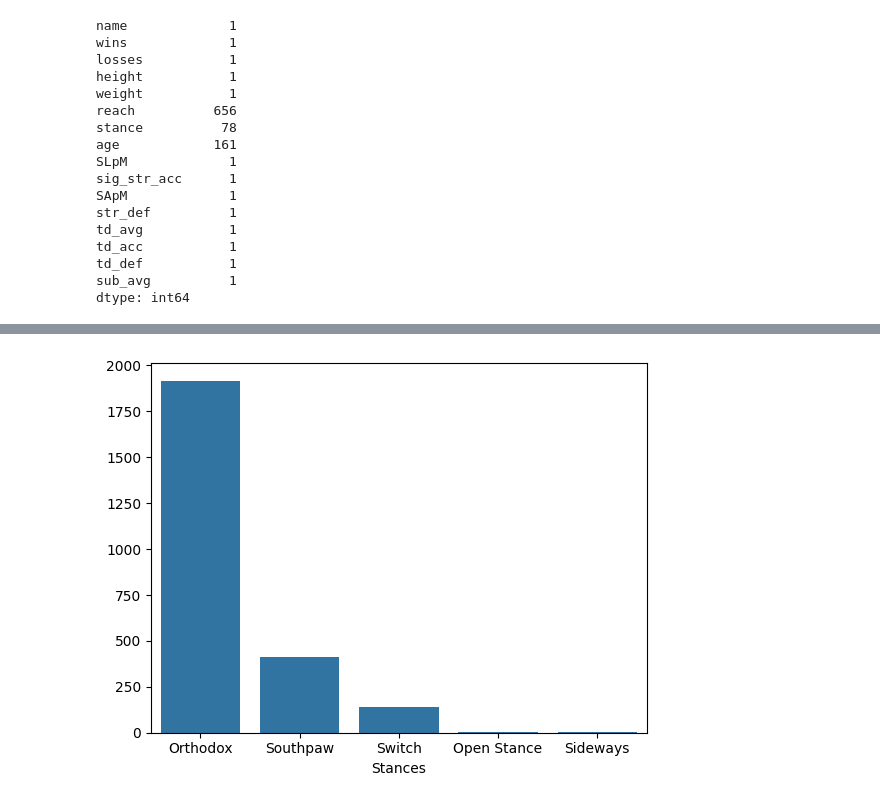
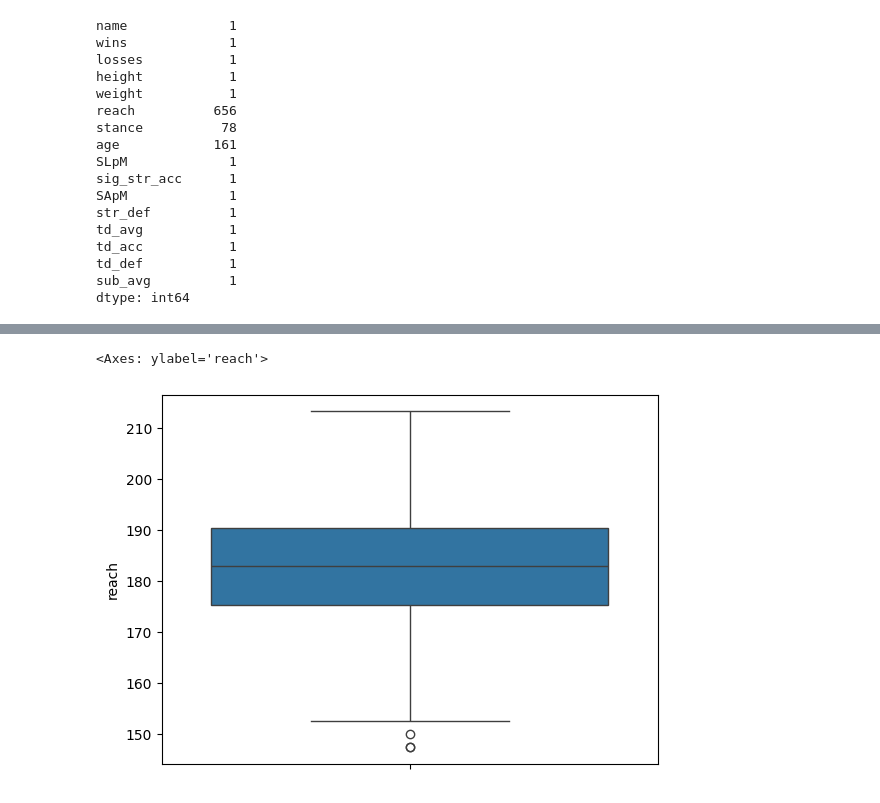
Before and after one commit to kaushalsingh01/UFC-Performance-Metrics-Analysis, a Jupyter notebook: Notebooks/ufc_eda.ipynb, the cells around one changed output, grey strips where cells are left out. Saved outputs shown, nothing was run; the diff lists cells and outputs as text; code cells hidden in the pictures.

Commit message:
Finished cleaning data

```diff
--- a/Notebooks/ufc_eda.ipynb
+++ b/Notebooks/ufc_eda.ipynb
@@ -16,8 +16,8 @@ import seaborn as sns
 fighter_stats_path = r"../Datasets/fighter_stats.csv"
 medium_dataset_path = r"../Datasets/medium_dataset.csv"
 # Reading files
-fighter_data = pd.read_csv(fighter_stats_path)
-event_detail_data = pd.read_csv(medium_dataset_path)
+fighter_data = pd.DataFrame(pd.read_csv(fighter_stats_path))
+event_detail_data = pd.DataFrame(pd.read_csv(medium_dataset_path))
 # %%
 #shape of fighter data
 fs = fighter_data.shape
@@ -190,8 +127,6 @@ dtype: int64
-# %%
-unique_stance = fighter_data_df['stance'].value_counts().index
-count_stance = fighter_data_df['stance'].value_counts().values
-sns.barplot(x=unique_stance,y=count_stance)
-plt.xlabel("Stances")
-plt.show()
-# %% [output]
-[figure, removed]
+# %%
+#Checking for outliers in r_td column
+sns.boxplot(fighter_data['reach'])
+# %% [output]
+<Axes: ylabel='reach'>
+[figure, added]
```
Also changed, not shown: parts of 49 cells of this notebook.
